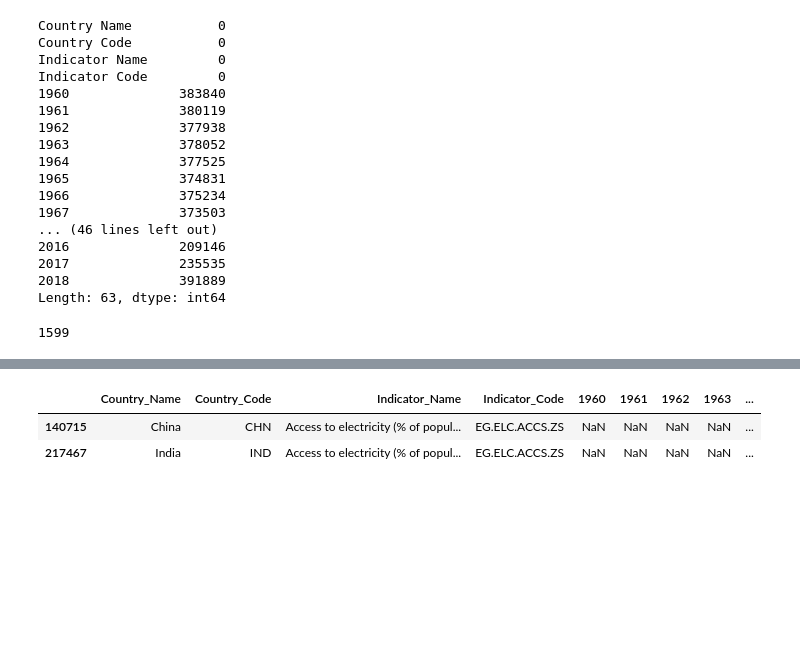
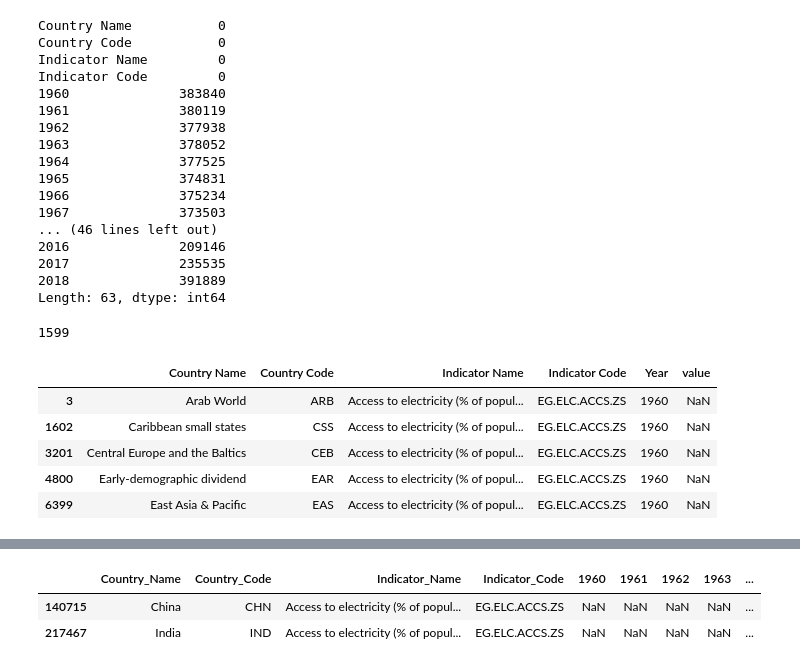
Before and after one commit to taramullin/Capstone, a Jupyter notebook: Capstone - Development Indicators.ipynb, the cells around one changed output, grey strips where cells are left out. Cells and saved outputs as stored; diff of their text form; code cells hidden in the pictures; blank space fills up the shorter version.

```diff
--- a/Capstone - Development Indicators.ipynb
+++ b/Capstone - Development Indicators.ipynb
@@ -68,3 +87,13 @@ df.columns = [column.replace(" ", "_") for column in df.columns]
 df['Indicator_Code'].nunique()
 # %% [output]
 1599
+# %%
+df_electricity = df_long[df_long['Indicator Code'] == "EG.ELC.ACCS.ZS"]
+df_electricity.head()
+# %% [output]
+|  | Country Name | Country Code | Indicator Name | Indicator Code | Year | value |
+| 3 | Arab World | ARB | Access to electricity (% of popul... | EG.ELC.ACCS.ZS | 1960 | NaN |
+| 1602 | Caribbean small states | CSS | Access to electricity (% of popul... | EG.ELC.ACCS.ZS | 1960 | NaN |
+| 3201 | Central Europe and the Baltics | CEB | Access to electricity (% of popul... | EG.ELC.ACCS.ZS | 1960 | NaN |
+| 4800 | Early-demographic dividend | EAR | Access to electricity (% of popul... | EG.ELC.ACCS.ZS | 1960 | NaN |
+| 6399 | East Asia & Pacific | EAS | Access to electricity (% of popul... | EG.ELC.ACCS.ZS | 1960 | NaN |
```
Also changed, not shown: parts of 5 cells of this notebook.
